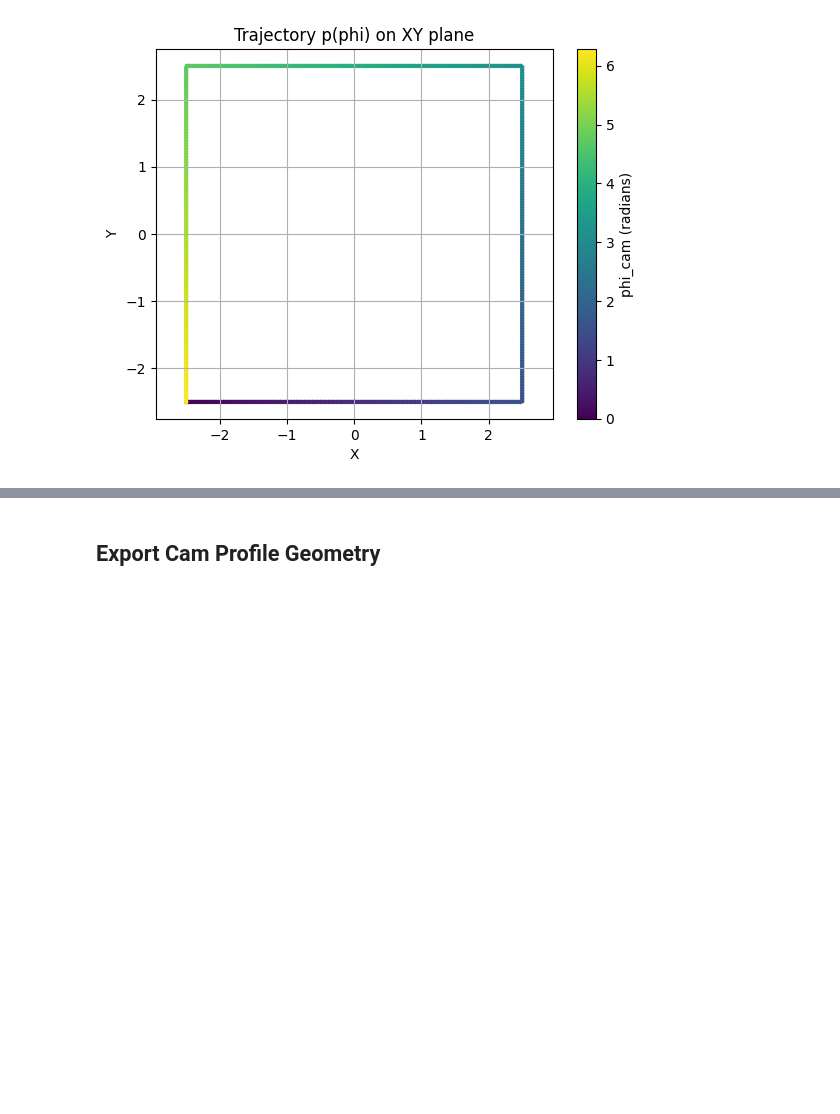
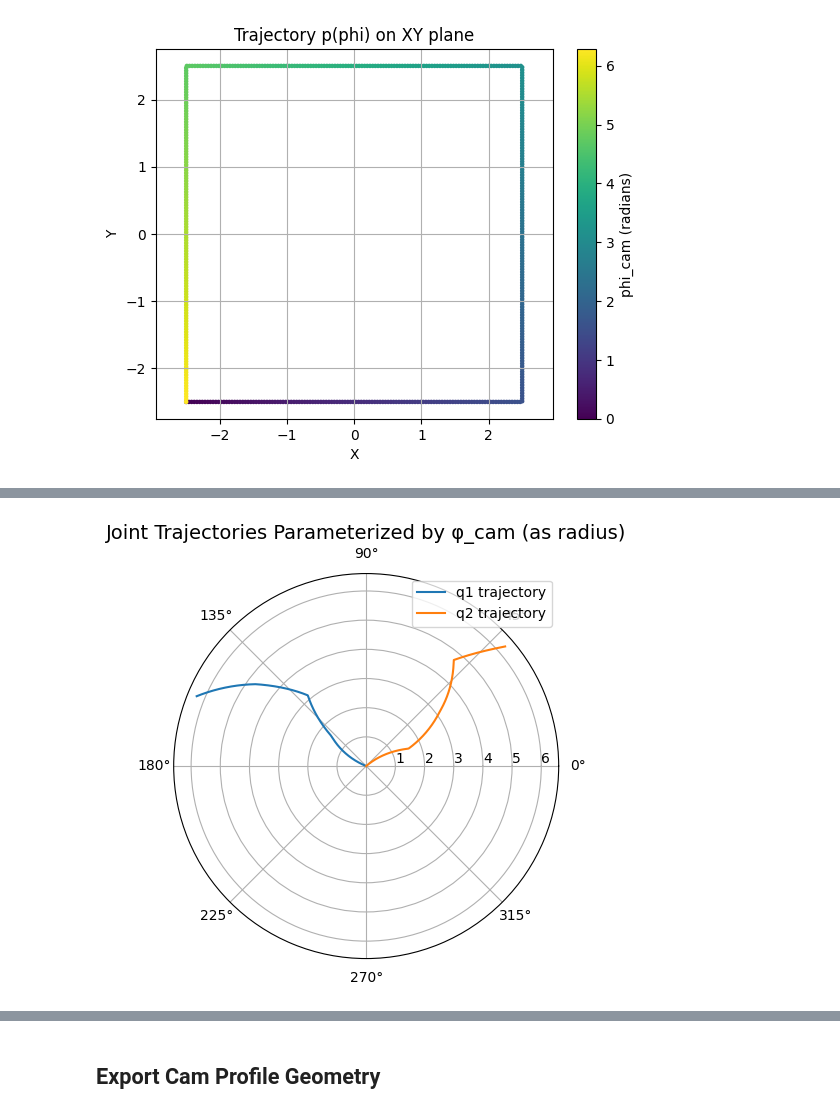
Before and after one commit to lyDevper/Automaton-5BL, a Jupyter notebook: Automaton5BL_Project_local.ipynb, the cells around one changed output, grey strips where cells are left out. Drawn from its saved outputs; the diff is of its cells as text; code cells hidden in the pictures; blank space fills up the shorter version.

```diff
--- a/Automaton5BL_Project_local.ipynb
+++ b/Automaton5BL_Project_local.ipynb
@@ -478,0 +520,22 @@ plt.show()
+# %%
+# plot q1, q2 vs phi_cam in polar coordinates, where phi_cam is radius from 0 - 2pi and q1, q2 are angles in degrees
+
+# Convert q1, q2 to radians for polar plot
+q1_vals = np.radians(q1_vals)
+q2_vals = np.radians(q2_vals)
+
+# Plot in polar coordinates
+fig = plt.figure(figsize=(5, 5))
+ax = fig.add_subplot(111, projection='polar')
+ax.plot(q1_vals, phi_cam_vals, label='q1 trajectory')
+ax.plot(q2_vals, phi_cam_vals, label='q2 trajectory')
+
+# Optional: aesthetics
+ax.set_title("Joint Trajectories Parameterized by φ_cam (as radius)", fontsize=14)
+ax.set_rlabel_position(0)
+ax.grid(True)
+ax.legend(loc='upper right')
+
+plt.show()
+# %% [output]
+[figure, added]
```
Also changed, not shown: parts of 6 cells of this notebook.
